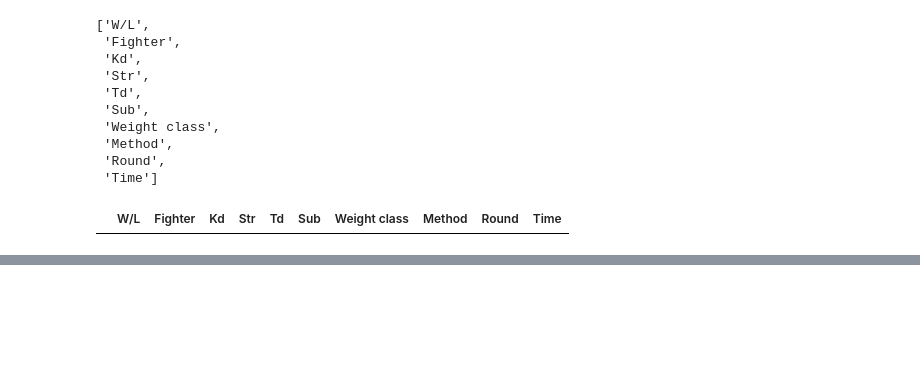
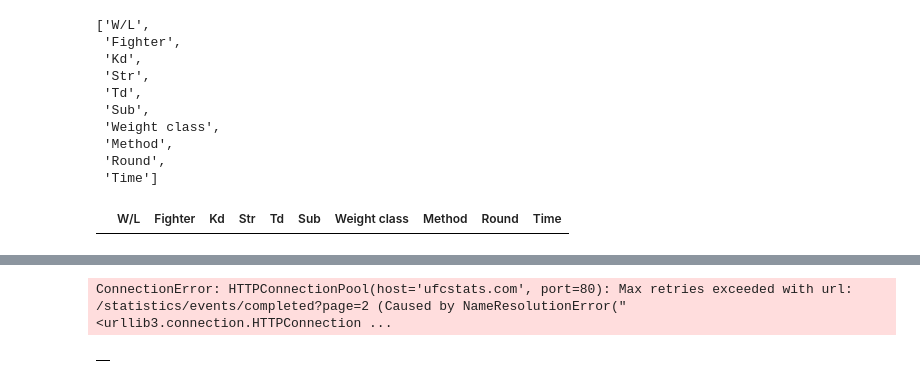
Before and after one commit to LLWICK/UFC-Fight-Winner-Predictor-Machine-learning, a Jupyter notebook: data_scraper/data_scraper.ipynb, the cells around one changed output, grey strips where cells are left out. Drawn from its saved outputs; the diff is of its cells as text; code cells hidden in the pictures; blank space fills up the shorter version.

```diff
--- a/data_scraper/data_scraper.ipynb
+++ b/data_scraper/data_scraper.ipynb
@@ -227,3 +283,5 @@ def full_Scraper(last_page):
             df_original = pd.concat([df_original,df1], ignore_index=True)
 
     return df_original
+# %%
+df_original = pd.DataFrame()
@@ -230,5 +290,29 @@ def full_Scraper(last_page):
+# %%
+e=1
 # %%
-or_df_frame = full_Scraper(29)
+r = requests.get("http://ufcstats.com/statistics/events/completed?page=2")
+soup = BeautifulSoup(r.content, 'html.parser')
+
+events=soup.find_all("a", class_="b-link")
+event_links = []
+for a in events:  # `events` is your list of <a> tags
+    link = a.get("href")
+    if link:
+        event_links.append(link)
+
+if e == 1:
+    event_links = event_links[1:]
+
+for url in event_links:
+
+    df1 = ufc_scraper(url)
+    df_original = pd.concat([df_original,df1], ignore_index=True)
+# %% [output]
+ConnectionError: HTTPConnectionPool(host='ufcstats.com', port=80): Max retries exceeded with url: /statistics/events/completed?page=2 (Caused by NameResolutionError("<urllib3.connection.HTTPConnection ...
+# %%
+df_original
+# %% [output]
+|  |
 # %%
 or_df_frame
 # %% [output]
```
Also changed, not shown: parts of 8 cells of this notebook, 1 other file.
